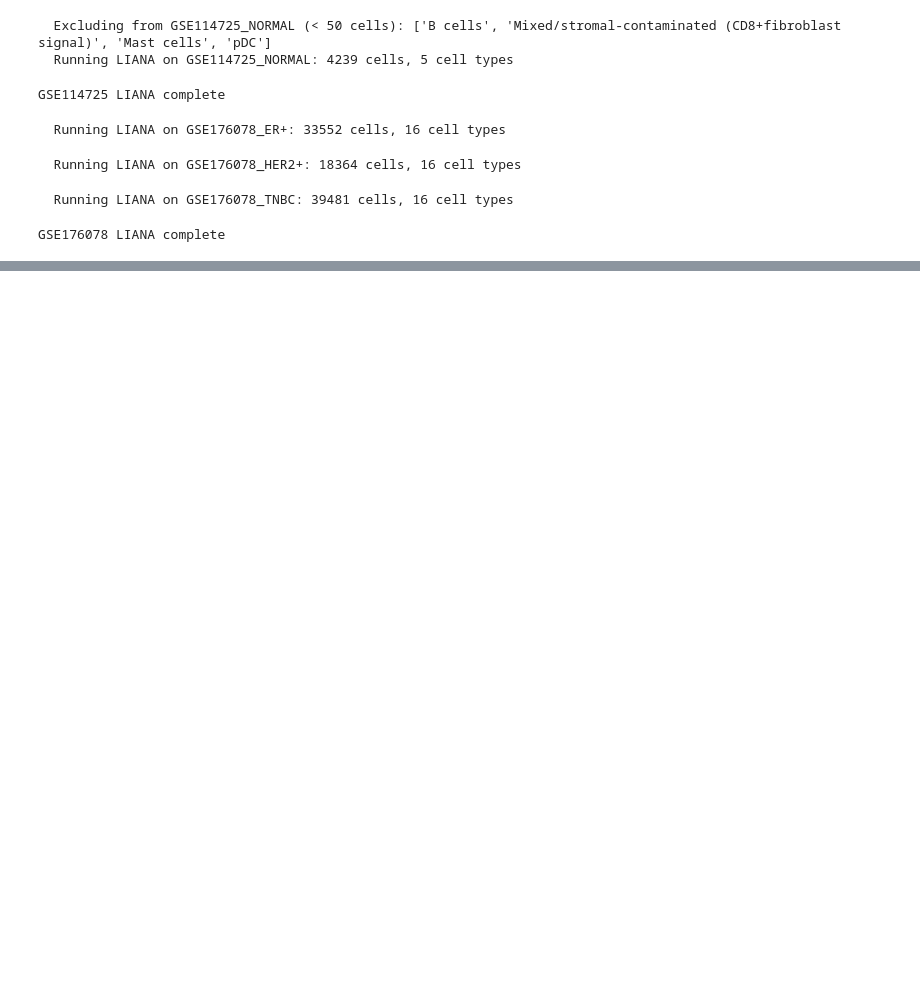
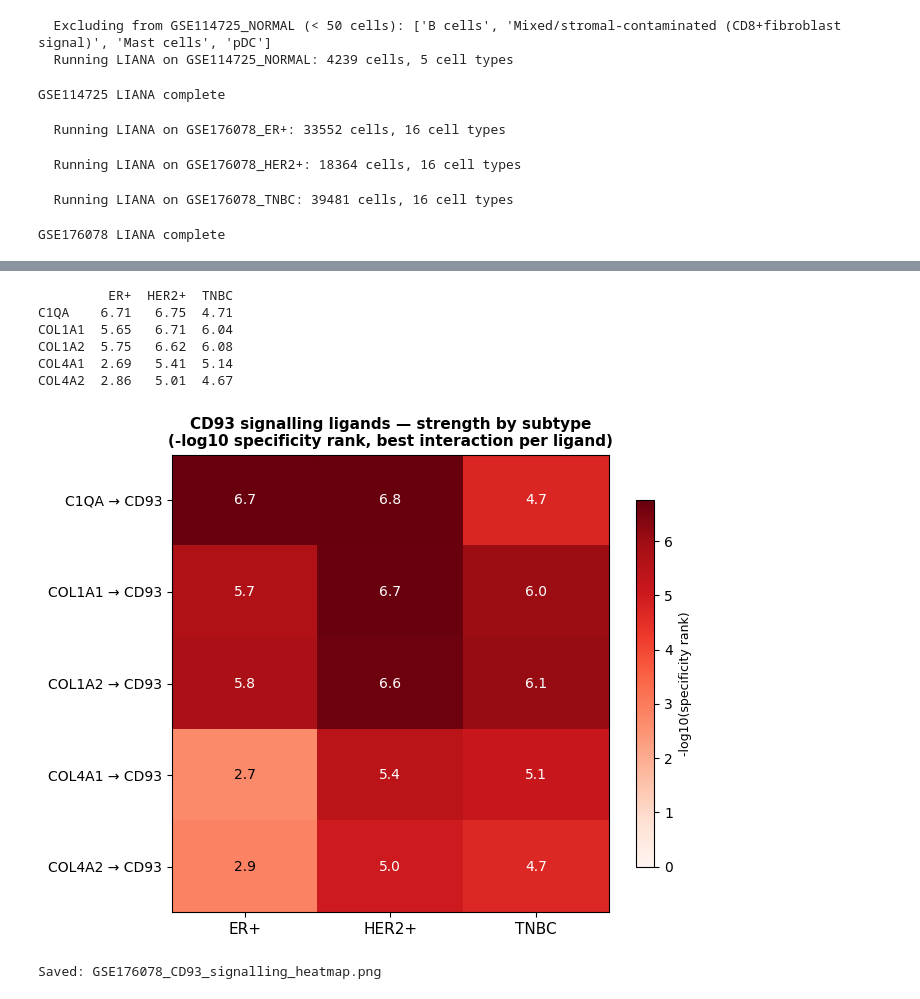
Before and after one commit to annamcstay/brca-scrnaseq-analysis, a Jupyter notebook: Notebooks/07_phase3_LIANA_interactions.ipynb, the cells around one changed output, grey strips where cells are left out. Cells and saved outputs as stored; diff of their text form; code cells hidden in the pictures; blank space fills up the shorter version.

```diff
--- a/Notebooks/07_phase3_LIANA_interactions.ipynb
+++ b/Notebooks/07_phase3_LIANA_interactions.ipynb
@@ -193,0 +274,67 @@ Endothelial cells Epithelial (ambiguous)            VWF        TNFRSF11B
+# %%
+import pandas as pd
+import numpy as np
+import matplotlib.pyplot as plt
+from pathlib import Path
+
+PROJECT_DIR = Path(r"C:\Users\annam\Dissertation 2026")
+RES = PROJECT_DIR / "results" / "phase3_liana"
+FIGURE_DIR = PROJECT_DIR / "figures" / "phase3_liana"
+FIGURE_DIR.mkdir(parents=True, exist_ok=True)
+
+subtypes = [("ER+", "ERplus"), ("HER2+", "HER2plus"), ("TNBC", "TNBC")]
+top_ligands = ["C1QA", "COL1A1", "COL1A2", "COL4A1", "COL4A2"]  # dominant ligands across all 3
+
+# Build a matrix: rows = ligand, cols = subtype, values = -log10(best specificity_rank for that ligand->CD93)
+matrix = pd.DataFrame(index=top_ligands, columns=[s[0] for s in subtypes], dtype=float)
+
+for subtype, fname in subtypes:
+    liana = pd.read_csv(RES / f"GSE176078_liana_{fname}.csv")
+    cd93 = liana[liana["receptor_complex"] == "CD93"]
+    for ligand in top_ligands:
+        rows = cd93[cd93["ligand_complex"] == ligand]
+        if len(rows) > 0:
+            best_rank = rows["specificity_rank"].min()
+            matrix.loc[ligand, subtype] = -np.log10(best_rank)
+        else:
+            matrix.loc[ligand, subtype] = np.nan
+
+print(matrix.round(2))
+
+# ----------------------------
+# Heatmap — ligand x subtype, colour = signal strength
+# ----------------------------
+fig, ax = plt.subplots(figsize=(7, 5.5))
+im = ax.imshow(matrix.values, cmap="Reds", aspect="auto", vmin=0)
+
+ax.set_xticks(range(len(matrix.columns)))
+ax.set_xticklabels(matrix.columns, fontsize=11)
+ax.set_yticks(range(len(matrix.index)))
+ax.set_yticklabels([f"{lig} → CD93" for lig in matrix.index], fontsize=10)
+
+# Annotate each cell with the actual value
+for i in range(len(matrix.index)):
+    for j in range(len(matrix.columns)):
+        val = matrix.values[i, j]
+        if not np.isnan(val):
+            text_color = "white" if val > matrix.values.max() * 0.5 else "black"
+            ax.text(j, i, f"{val:.1f}", ha="center", va="center", color=text_color, fontsize=10)
+
+ax.set_title("CD93 signalling ligands — strength by subtype\n(-log10 specificity rank, best interaction per ligand)",
+             fontsize=11, fontweight="bold")
+cbar = plt.colorbar(im, ax=ax, shrink=0.8)
+cbar.set_label("-log10(specificity rank)", fontsize=9)
+
+plt.tight_layout()
+plt.savefig(FIGURE_DIR / "GSE176078_CD93_signalling_heatmap.png", dpi=300, bbox_inches="tight", facecolor="white")
+plt.show()
+print("\nSaved: GSE176078_CD93_signalling_heatmap.png")
+# %% [output]
+         ER+  HER2+  TNBC
+C1QA    6.71   6.75  4.71
+COL1A1  5.65   6.71  6.04
+COL1A2  5.75   6.62  6.08
+COL4A1  2.69   5.41  5.14
+COL4A2  2.86   5.01  4.67
+[figure, added]
+Saved: GSE176078_CD93_signalling_heatmap.png
```
Also changed, not shown: parts of 2 cells of this notebook, 22 other files.
